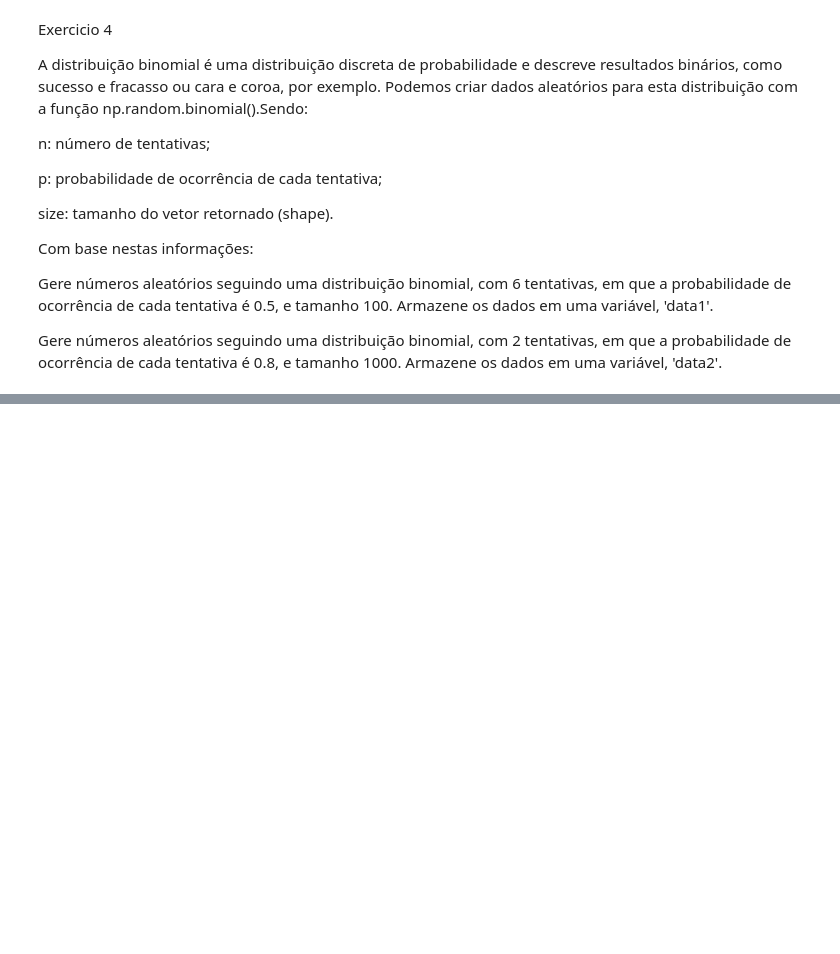
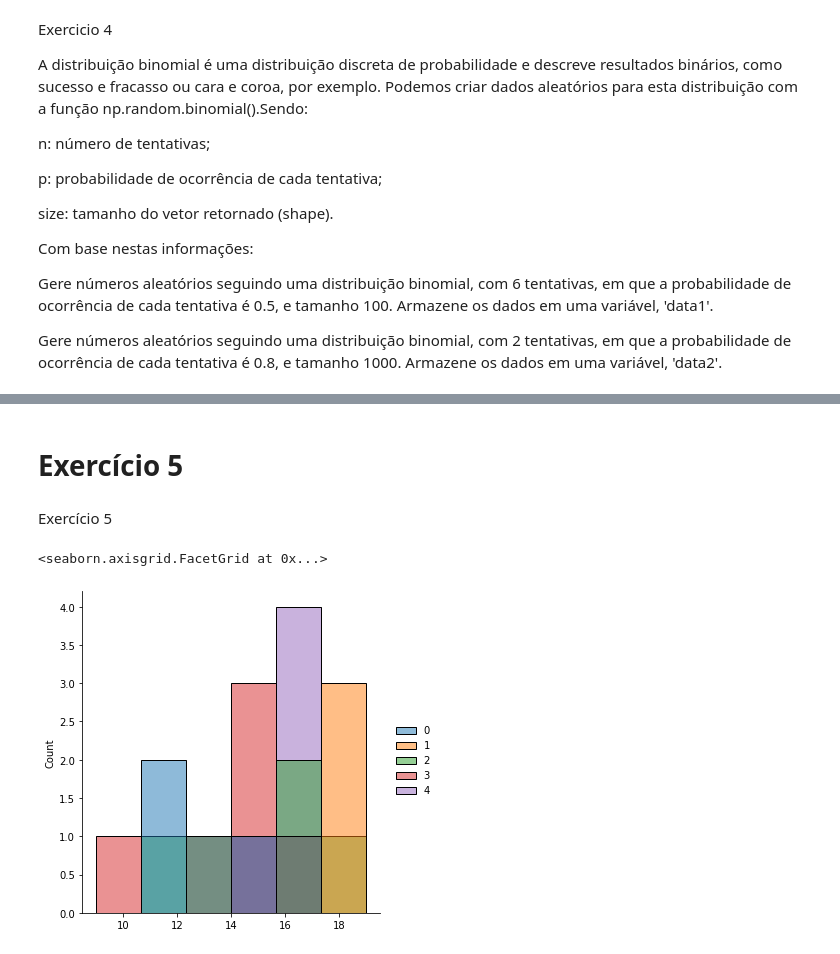
Before and after one commit to isaiastrajano/BootCamp_Python_DataScience, a Jupyter notebook: Exercicios_numpy_random.ipynb, the cells around one changed output, grey strips where cells are left out. Saved outputs shown, nothing was run; the diff lists cells and outputs as text; code cells hidden in the pictures; blank space fills up the shorter version.

```diff
--- a/Exercicios_numpy_random.ipynb
+++ b/Exercicios_numpy_random.ipynb
@@ -100,3 +100,7 @@ Com base nestas informações:
 Gere números aleatórios seguindo uma distribuição binomial, com 6 tentativas, em que a probabilidade de ocorrência de cada tentativa é 0.5, e tamanho 100. Armazene os dados em uma variável, 'data1'.
 
 Gere números aleatórios seguindo uma distribuição binomial, com 2 tentativas, em que a probabilidade de ocorrência de cada tentativa é 0.8, e tamanho 1000. Armazene os dados em uma variável, 'data2'.
+# %%
+
+n, p = 30, 0.5
+data1 = np.random.binomial(n, p, size=(5, 5))
@@ -102,0 +124,9 @@ Gere números aleatórios seguindo uma distribuição binomial, com 2 tentativas
+# %% [markdown]
+# Exercício 5
+# %% [markdown]
+Exercício 5
+# %%
+sns.displot(data1, )
+# %% [output]
+<seaborn.axisgrid.FacetGrid at 0x...>
+[figure, added]
```
Also changed, not shown: parts of 29 cells of this notebook.
